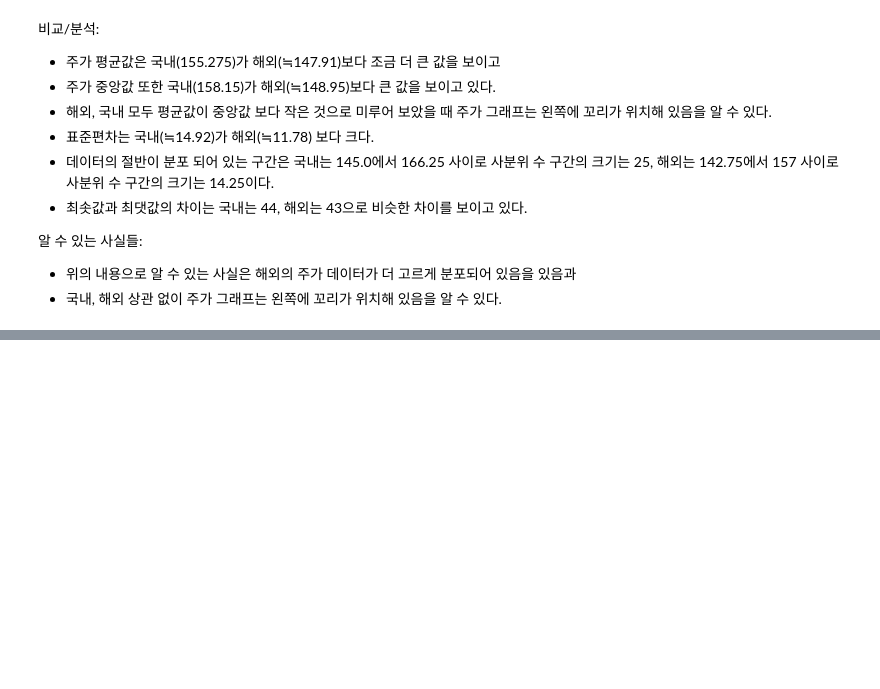
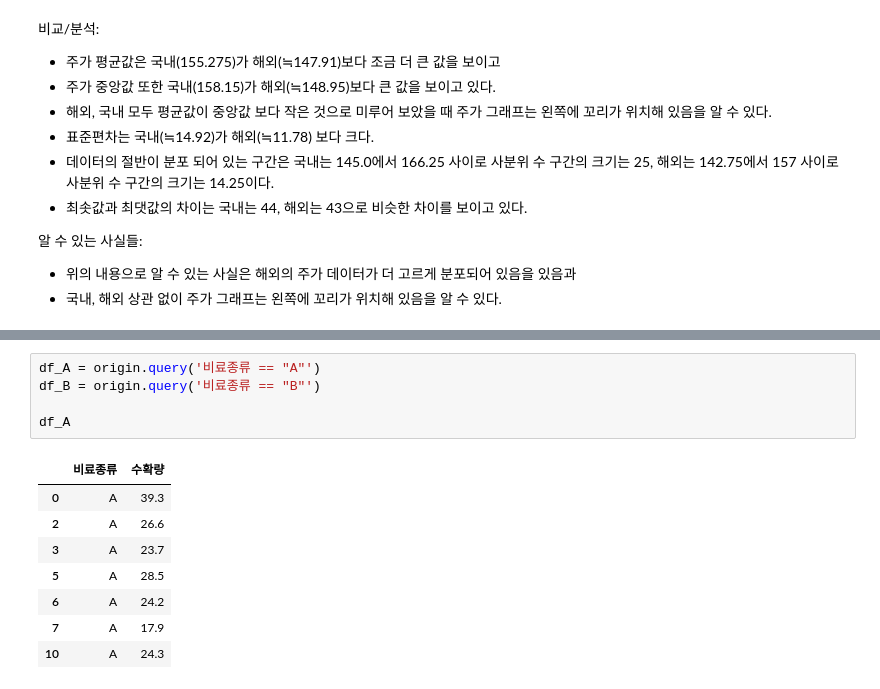
Before and after one commit to mvnvouno/python-study, a Jupyter notebook: Data Analysis Basic/06-데이터 시각화 (기본 그래프)/연습문제.ipynb, the cells around one changed output, grey strips where cells are left out. Drawn from its saved outputs; the diff is of its cells as text; blank space fills up the shorter version.

```diff
--- a/Data Analysis Basic/06-데이터 시각화 (기본 그래프)/연습문제.ipynb
+++ b/Data Analysis Basic/06-데이터 시각화 (기본 그래프)/연습문제.ipynb
@@ -1077,0 +1110,14 @@ fdf2.describe()
+# %%
+df_A = origin.query('비료종류 == "A"')
+df_B = origin.query('비료종류 == "B"')
+
+df_A
+# %% [output]
+|  | 비료종류 | 수확량 |
+| 0 | A | 39.3 |
+| 2 | A | 26.6 |
+| 3 | A | 23.7 |
+| 5 | A | 28.5 |
+| 6 | A | 24.2 |
+| 7 | A | 17.9 |
+| 10 | A | 24.3 |
```
Also changed, not shown: parts of 11 cells of this notebook, 11 other files.
